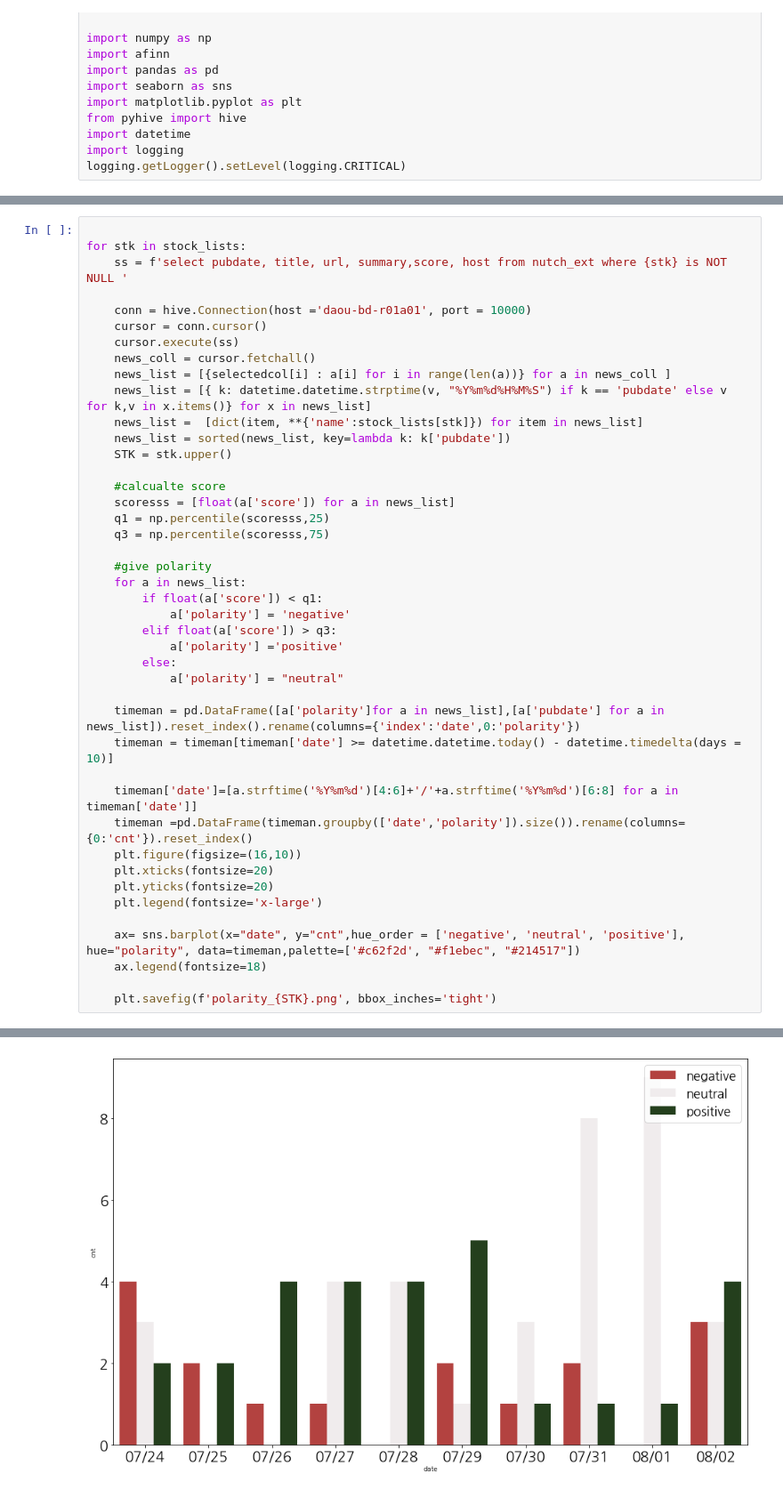
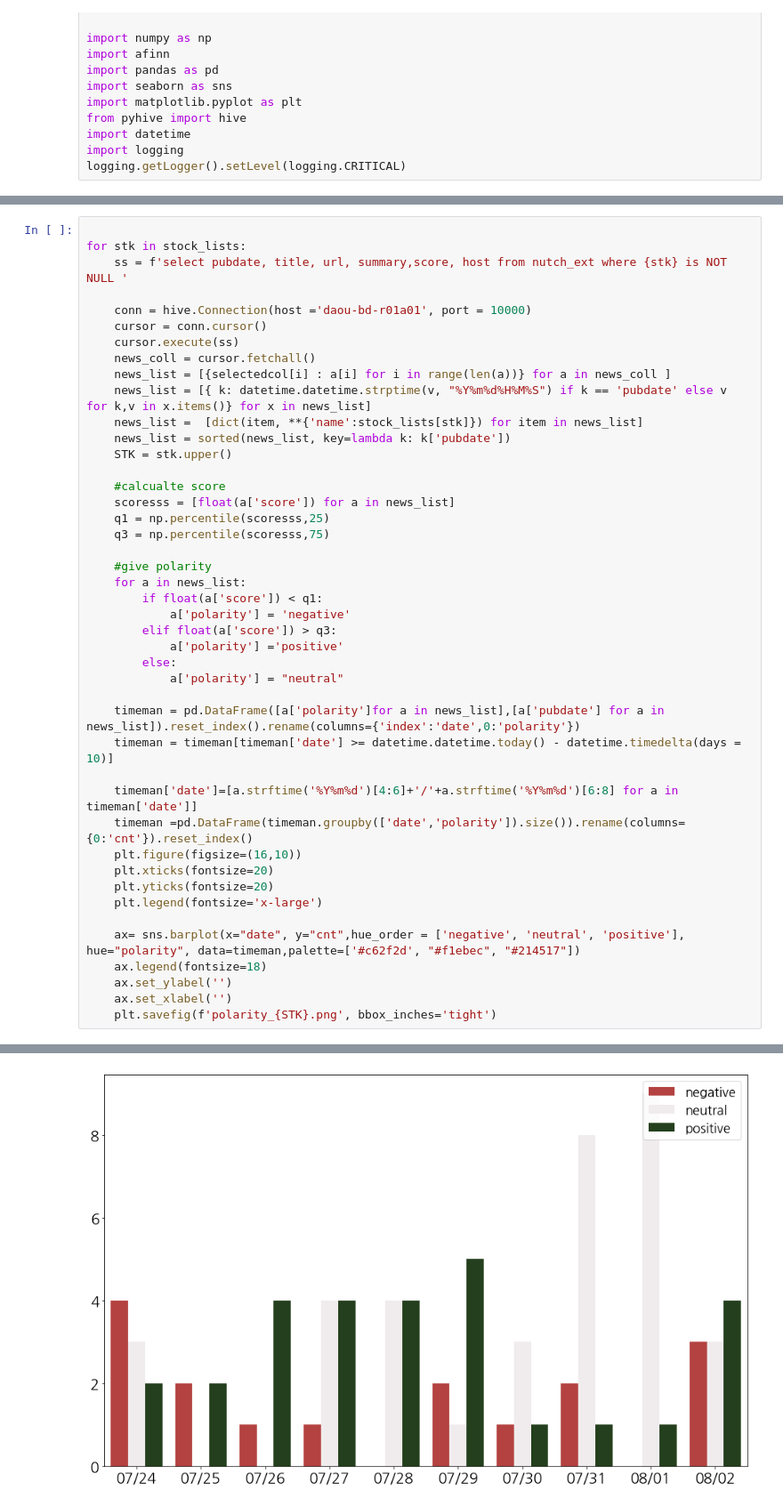
Before and after one commit to Irenejy93/daouHTMLimg, a Jupyter notebook: graphgenerator.ipynb, the cells around one changed output, grey strips where cells are left out. Shown at 89% size. Drawn from its saved outputs; the diff is of its cells as text.

```diff
--- a/graphgenerator.ipynb
+++ b/graphgenerator.ipynb
@@ -100,6 +103,7 @@ for stk in stock_lists:
 
     ax= sns.barplot(x="date", y="cnt",hue_order = ['negative', 'neutral', 'positive'], hue="polarity", data=timeman,palette=['#c62f2d', "#f1ebec", "#214517"])
     ax.legend(fontsize=18)
-
+    ax.set_ylabel('')
+    ax.set_xlabel('')
     plt.savefig(f'polarity_{STK}.png', bbox_inches='tight')
 # %% [output]
@@ -107 +111 @@ for stk in stock_lists:
-[figure, old version]
+[figure, new version]
```
Also changed, not shown: parts of 3 cells of this notebook, 13 other files.
